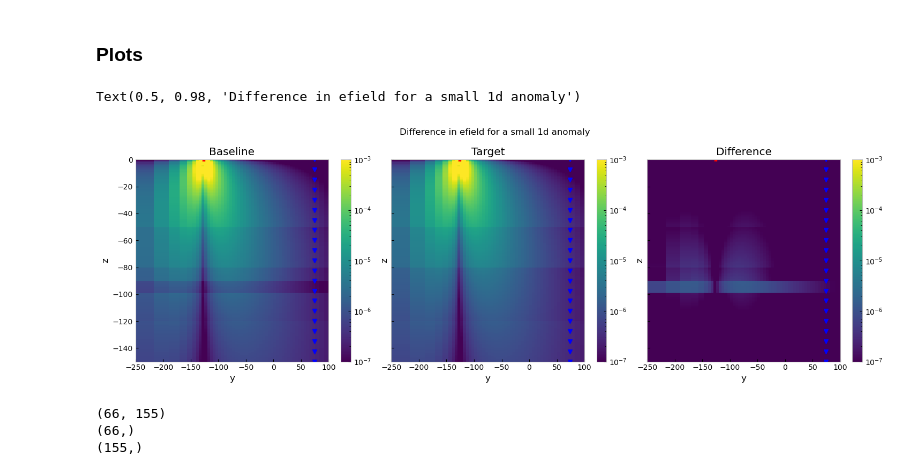
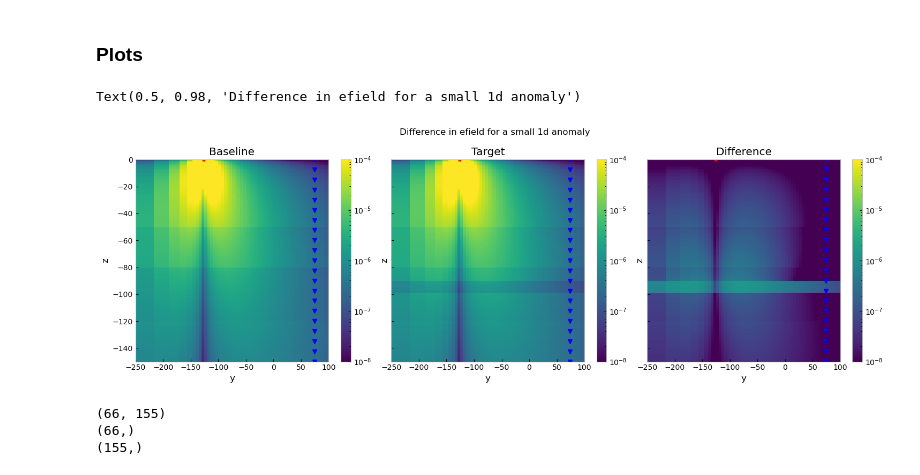
Before and after one commit to SuzannevanNoordt/Delft_HT_ATES_modeling, a Jupyter notebook: 20261020_empymod_gridded_theory_testing.ipynb, the cells around one changed output. Cells and saved outputs as stored; diff of their text form; code cells hidden in the pictures.

```diff
--- a/20261020_empymod_gridded_theory_testing.ipynb
+++ b/20261020_empymod_gridded_theory_testing.ipynb
@@ -209,30 +209,30 @@ for ix in np.arange(i_corners[0], i_corners[1]+1):
 # %%
 #Plot next to each other
 
-vmin = 1e-7
-vmax = 1e-3
+vmin = 1e-8
+vmax = 1e-4
 
 popts = {'cmap': 'viridis', 'norm': LogNorm(vmin=vmin, vmax=vmax)}
 opts = {'v_type': 'Ez', 'view': 'abs', 'normal': 'X', 'range_x': [-250, 100], 'range_y': [-150, 0]}
 
 fig, axs = plt.subplots(1, 3, figsize = (15, 5), tight_layout=True, sharex = True, sharey = True)
 
-to_plot = [empymod_efield2.ravel('F'), empymod_efield.ravel('F'), difference.ravel('F')]
+to_plot = [empymod_efield.ravel('F'), empymod_efield2.ravel('F'), difference.ravel('F')]
 titles = ['Baseline', 'Target', 'Difference']
 
 for i in np.arange(3):
     # Plotting the fields
     f0 = grid.plot_slice(to_plot[i], ax=axs[i], pcolor_opts=popts, **opts)
     axs[i].set_title(titles[i])
     axs[i].plot(receivers[1], receivers[2], 'bv')
     axs[i].plot(source[1], source[2], 'r*')
     axs[i].grid(False)
     plt.colorbar(f0[0], ax=axs[i])#, fraction=.5, shrink=.8, aspect=30)
 
 fig.suptitle('Difference in efield for a small 1d anomaly')
 # %% [output]
 Text(0.5, 0.98, 'Difference in efield for a small 1d anomaly')
-[figure, old version]
+[figure, new version]
 # %%
 print(np.shape(rel_error[i_corners[0],i_corners[2]:i_corners[3]+1,i_corners[4]:i_corners[5]+1]))
 print(np.shape(xyz_locs[1]))
```
Also changed, not shown: 9 other files.
